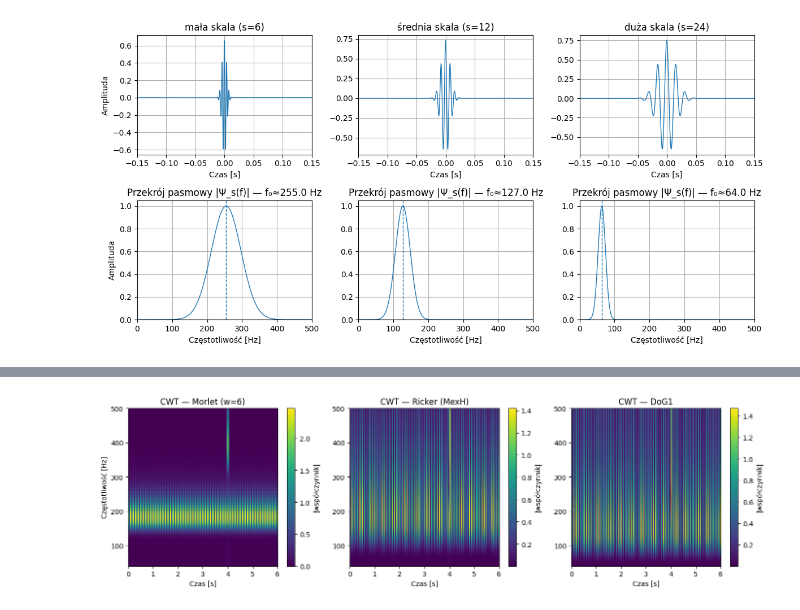
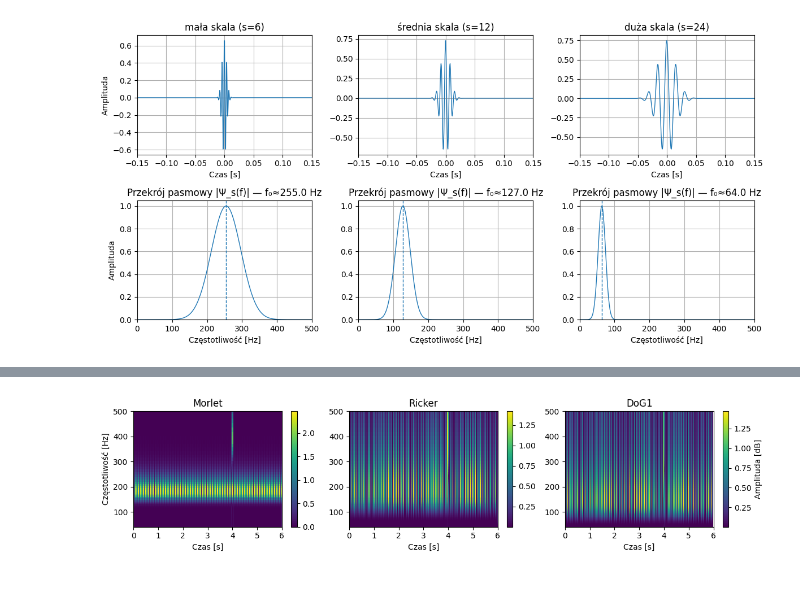
Before and after one commit to ThisIsSzimon/STM32-Time-Frequency-Analysis, a Jupyter notebook: Core/Python/ilustracje_praca.ipynb, the cells around one changed output, grey strips where cells are left out. Cells and saved outputs as stored; diff of their text form; code cells hidden in the pictures.

```diff
--- a/Core/Python/ilustracje_praca.ipynb
+++ b/Core/Python/ilustracje_praca.ipynb
@@ -262,7 +262,8 @@ for j, (Nw, ttl) in enumerate(zip(Nw_list, titles)):
     if j == 0:
         axesB[j].set_ylabel('Częstotliwość [Hz]')
     cbar = plt.colorbar(im, ax=axesB[j])
-    cbar.set_label('Amplituda [dB]')
+    if j == 2:
+        cbar.set_label('Amplituda [dB]')
 
 plt.tight_layout()
 plt.show()
@@ -297,7 +298,7 @@ x += 1.0*np.sin(2*np.pi*400.0*t) * mask_burst
 mask_zoom = (t >= zoom_t0) & (t <= zoom_t1)
 
 # ===================== FIGURA A: 1×3 – OKNA W DZIEDZINIE CZASU =====================
-figA, axesA = plt.subplots(1, 3, figsize=(13, 3.2), sharex=False)
+figA, axesA = plt.subplots(1, 3, figsize=(12, 3), sharex=False)
 figA.suptitle('Okna w dziedzinie czasu (Nw=512 próbek)', fontsize=16)
 
 for j, (label, key) in enumerate(windows):
@@ -329,7 +330,7 @@ plt.tight_layout()
 plt.show()
 
 # ===================== FIGURA B: 1×3 – SPEKTROGRAMY (Nw=512, różne okna) =====================
-figB, axesB = plt.subplots(1, 3, figsize=(13, 3.6), sharex=False)
+figB, axesB = plt.subplots(1, 3, figsize=(12, 3), sharex=False)
 
 # Najpierw policzmy wspólny zakres dB (vmin/vmax) dla uczciwego porównania
 specs = []
@@ -352,11 +353,14 @@ for ax, (label, f, tt, S_db) in zip(axesB, specs):
     im = ax.pcolormesh(tt, f, S_db, shading='auto', vmin=vmin, vmax=vmax)
     ax.set_ylim(0, 500)
     ax.set_xlim(zoom_t0, zoom_t1)
-    ax.set_title(f'STFT — okno {label} (Nw={Nw}, ovlp=75%)')
+    ax.set_title(f'Okno {label} (Nw={Nw}, ovlp=75%)')
     ax.set_xlabel('Czas [s]')
     if ax is axesB[0]:
         ax.set_ylabel('Częstotliwość [Hz]')
-    cbar = plt.colorbar(im, ax=ax); cbar.set_label('Amplituda [dB]')
+    cbar = plt.colorbar(im, ax=ax)
+    if ax is axesB[2]:
+        cbar.set_label('Amplituda [dB]')
+
 
 plt.tight_layout()
 plt.show()
@@ -603,9 +522,9 @@ dt = 1.0/fs
 
 # ---------- Wyznacz k = f0_norm dla każdej rodziny i policz CWT ----------
 families = [
-    ('Morlet (w=6)',  wavelet_morlet, {'w_param': 6, 'label': 'morlet'}),
-    ('Ricker (MexH)', wavelet_ricker, {'w_param': None, 'label': 'ricker'}),
-    ('DoG1',          wavelet_dog1,   {'w_param': None, 'label': 'dog1'}),
+    ('Morlet', wavelet_morlet, {'w_param': 6, 'label': 'morlet'}),
+    ('Ricker', wavelet_ricker, {'w_param': None, 'label': 'ricker'}),
+    ('DoG1', wavelet_dog1,   {'w_param': None, 'label': 'dog1'}),
 ]
 
 results = []  # (title, f_grid, |C|)
@@ -621,34 +540,36 @@ for title, wfn, meta in families:
     C = np.empty((n_scales, M), dtype=complex)
     for i, s in enumerate(s_grid):
         if meta['label'] == 'morlet':
             psi = wfn(M, s, w=meta['w_param'])
         else:
             psi = wfn(M, s)
         # korelacja (CWT) – konwencjonalnie dzielimy przez sqrt(s) dla stabilnej energii
         C[i, :] = fftconvolve(x, psi[::-1].conj(), mode='same') / np.sqrt(s)
     results.append((title, f_grid.copy(), np.abs(C)))
 
 # ---------- Wspólna skala kolorów (percentyle z całego zestawu) ----------
 #vals = np.concatenate([R[2].ravel() for R in results])
 vmin = np.percentile(vals, 5)
 vmax = np.percentile(vals, 99)
 
 # ---------- Rysunek 1×3 ----------
-fig, axes = plt.subplots(1, 3, figsize=(14, 4.2), sharex=False)
+fig, axes = plt.subplots(1, 3, figsize=(12, 3), sharex=False)
 for ax, (title, f_axis, S) in zip(axes, results):
     vmin = np.percentile(S, 5)     # per-panel
     vmax = np.percentile(S, 99)
     im = ax.pcolormesh(t, f_axis, S, shading='auto', vmin=vmin, vmax=vmax)
     ax.set_ylim(fmin, fmax)
     ax.set_xlim(0, T)
-    ax.set_title(f'CWT — {title}')
+    ax.set_title(f'{title}')
     ax.set_xlabel('Czas [s]')
     if ax is axes[0]:
         ax.set_ylabel('Częstotliwość [Hz]')
     cbar = plt.colorbar(im, ax=ax)
-    cbar.set_label('|współczynnik|')
+    if ax is axes[2]:
+        cbar.set_label('Amplituda [dB]')
+
 
 plt.tight_layout()
 plt.show()
 # %% [output]
-[figure, old version]
+[figure, new version]
```
Also changed, not shown: parts of 6 cells of this notebook, 42 other files.
